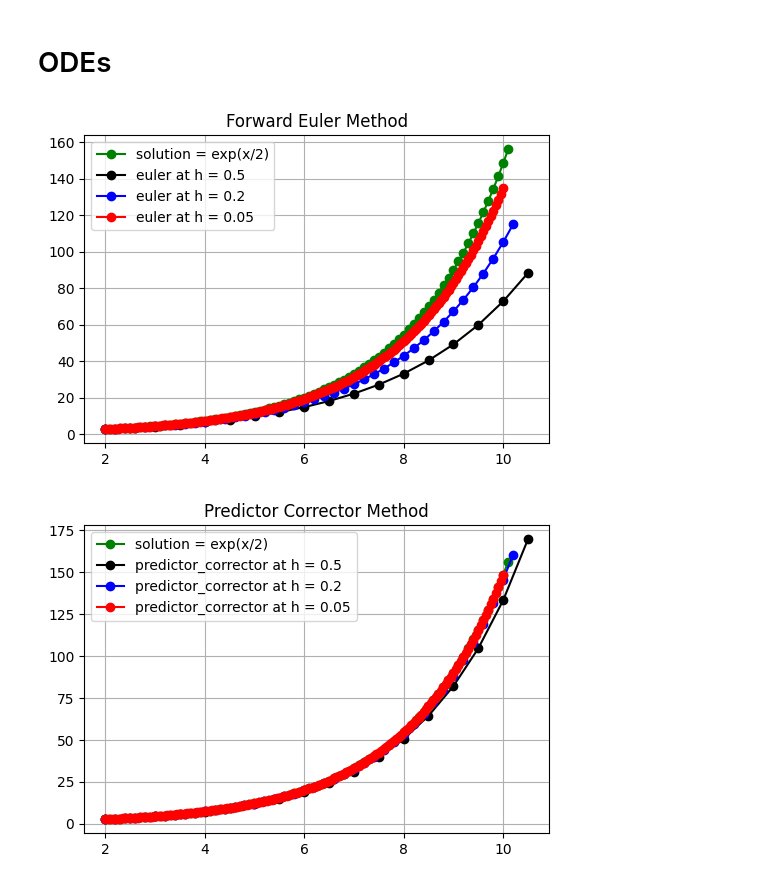
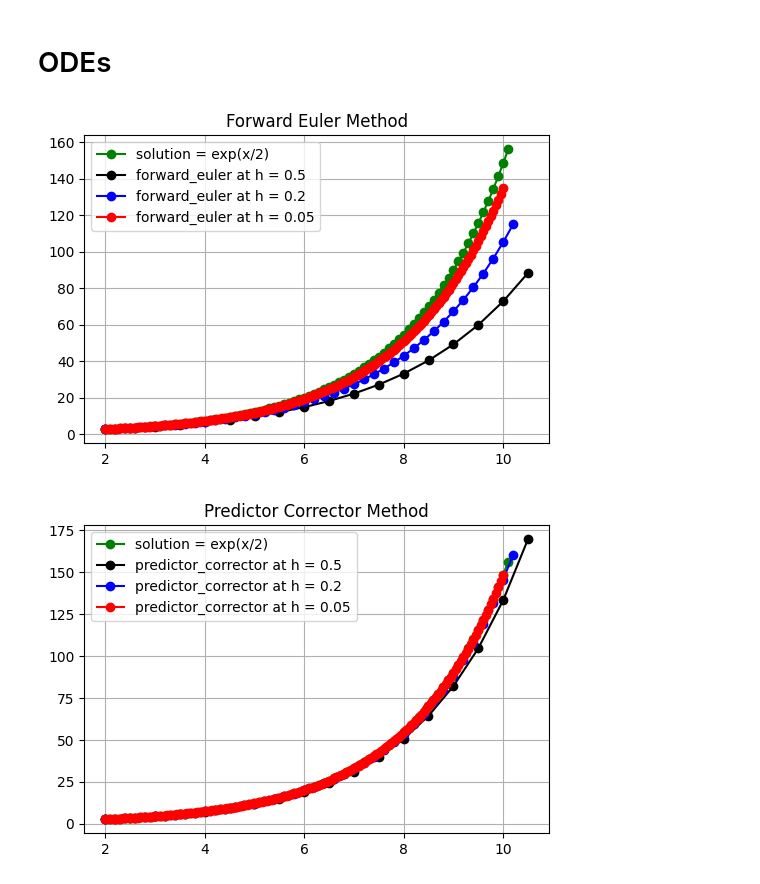
Before and after one commit to chandan-kumarsahu/P452-Computational-Physics, a Jupyter notebook: Midsem/tests_1.ipynb, the cells around one changed output. Saved outputs shown, nothing was run; the diff lists cells and outputs as text; code cells hidden in the pictures.

```diff
--- a/Midsem/tests_1.ipynb
+++ b/Midsem/tests_1.ipynb
@@ -330,36 +365,36 @@ def sol(x,y,h,lim):
     return X,Y
 
 
 def dydx1(x,y): # derivative function
     return y*math.log(y)/x
 
 
 plt.figure(figsize=(6,4))
 col=['k-o','b-o','r-o','y-o','g-o'] # Array for colors
 
 h=0.1
 lim=10
 
 
 x=2
 y=2.71828
 X,Y=sol(x,y,h,lim)
 plt.plot(X,Y,'g-o',label='solution = exp(x/2)')
 
 
 h= [0.5, 0.2, 0.05]
 x=2
 y=2.71828
 for i in range(len(h)):
-    X,Y=euler(x,y,h[i],lim,dydx1)
-    plt.plot(X,Y,col[i],label='euler at h = '+str(h[i]))
+    X,Y=forward_euler(x,y,h[i],lim,dydx1)
+    plt.plot(X,Y,col[i],label='forward_euler at h = '+str(h[i]))
 
 plt.title('Forward Euler Method')
 plt.grid()
 plt.legend()
 plt.show()
 # %% [output]
-[figure, old version]
+[figure, new version]
 # %%
 
 def sol(x,y,h,lim):
```
Also changed, not shown: parts of 4 cells of this notebook, 1 other file.
